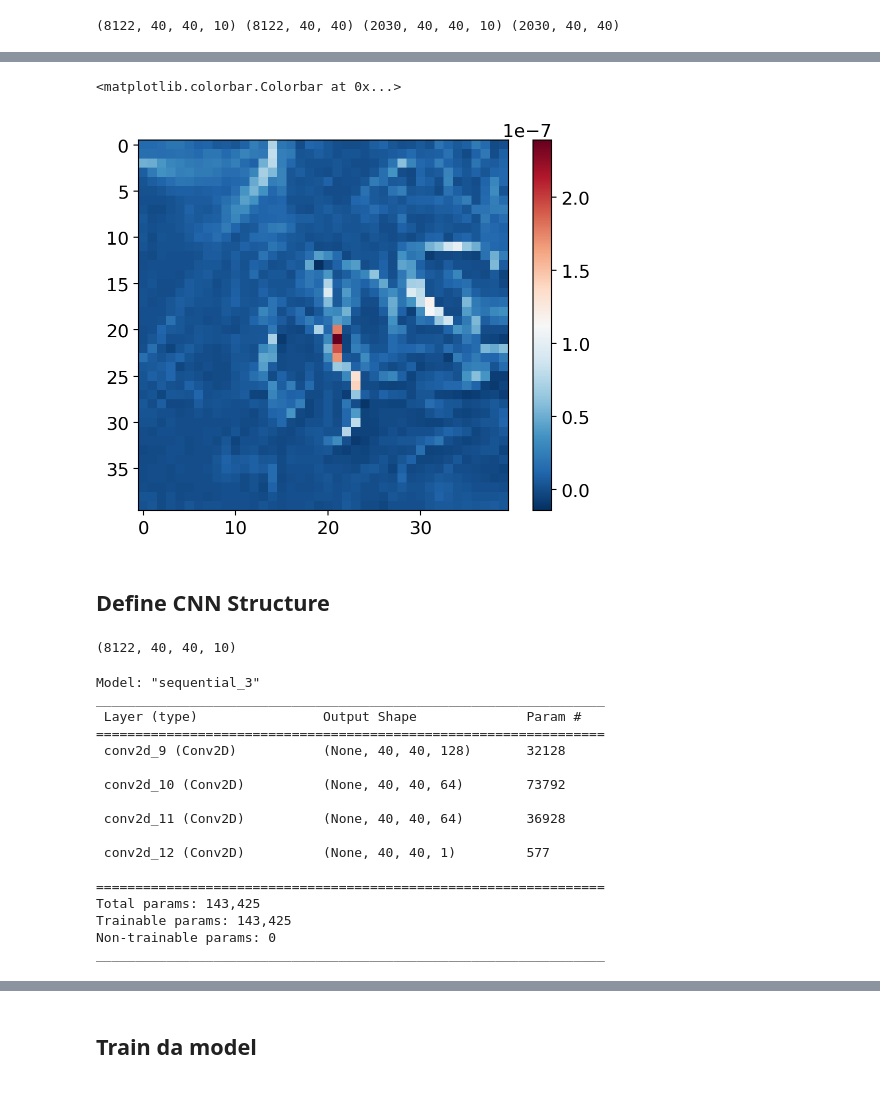
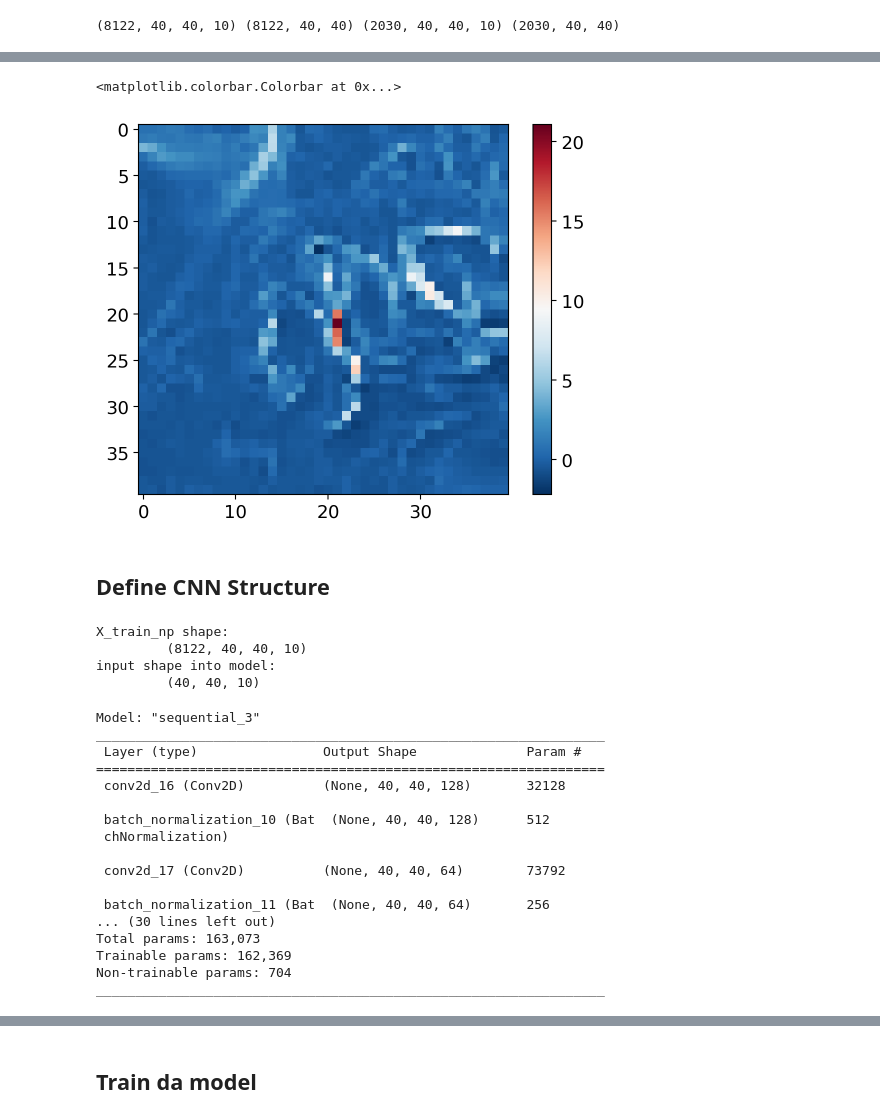
Before and after one commit to andrewfagerheim/ML_project, a Jupyter notebook: submeso_ml_model.ipynb, the cells around one changed output, grey strips where cells are left out. Saved outputs shown, nothing was run; the diff lists cells and outputs as text; code cells hidden in the pictures.

```diff
--- a/submeso_ml_model.ipynb
+++ b/submeso_ml_model.ipynb
@@ -157,13 +119,14 @@ for input_feature in input_features:
 # Vertical Buoyancy Flux
 WB_sg = np.load('data/WB_sg.npy')
 # 2. turn the data into an xarray dataarray
-WB_sg_xr = xr.DataArray(WB_sg, coords={'time': np.arange(0, len(WB_sg)),'lat': np.arange(0, 40),'lon': np.arange(0, 40)}, dims=["time", "lat", "lon"])
+WB_sg_xr_og = xr.DataArray(WB_sg, coords={'time': np.arange(0, len(WB_sg)),'lat': np.arange(0, 40),'lon': np.arange(0, 40)}, dims=["time", "lat", "lon"])
+WB_sg_xr = (WB_sg_xr_og - WB_sg_xr_og.mean()) / WB_sg_xr_og.std()
 
+# training:
 y_train_xr = WB_sg_xr.isel(time=train_indices)
-y_train_xr = (y_train_xr - y_train_xr.data.mean()) / y_train_xr.data.std()
 y_train_np = y_train_xr.data
 
-# we will save y_test_xr, and y_test_normalized_xr as nc files.
+# we will save y_test_xr, and y_test_og_xr as nc files. y_test_xr is normalized, y_test_og_xr is not normalized.
 y_test_xr = WB_sg_xr.isel(time=test_indices)
-y_test_normalized_xr = (y_test_xr - y_test_xr.data.mean()) / y_test_xr.data.std()
-y_test_np = y_test_normalized_xr.data
+y_test_np = y_test_xr.data
+y_test_og_xr = WB_sg_xr_og.isel(time=test_indices)
@@ -202,13 +152,13 @@ plt.colorbar()
 # %%
 # looking at a still ordered, non-normalized WB_sg_xr
-plt.imshow(np.flip(WB_sg_xr.data[1],axis=0),cmap='RdBu_r')
+plt.imshow(np.flip(WB_sg_xr.data[2],axis=0),cmap='RdBu_r')
 
 # Randomized order, 80% of WB_sg_xr. aka y_train
 #plt.imshow(np.flip(y_train[0],axis=0),cmap='RdBu_r')
 plt.colorbar()
 # %% [output]
 <matplotlib.colorbar.Colorbar at 0x...>
-[figure, old version]
+[figure, new version]
 # %% [markdown]
 ## Define CNN Structure
 # %%
@@ -221,10 +171,17 @@ learning_rate  = 0.001
 minibatch_size = 64
 num_epochs     = 100
 # %%
-X_train_np.shape
+print('X_train_np shape:')
+print('\t',X_train_np.shape)
 # (8122, 40, 40, 10)
 # input wants to be (batch_size, height, width, channels) so I think this is fine.
 # There should be 10 (or however many variables we want to use) input channels.
 # There should be 1 output channel: the WB_sg variable.
+input_shape = X_train_np.shape[1:]
+print('input shape into model:')
+print('\t',input_shape)
 # %% [output]
-(8122, 40, 40, 10)
+X_train_np shape:
+         (8122, 40, 40, 10)
+input shape into model:
+         (40, 40, 10)
@@ -234,12 +218,28 @@ X_train_np.shape
 
 model_mse = Sequential()
 
+#Hmm. The amount of layers is also something to consider, yeah? Like Abigail's..
 model_mse.add(Conv2D(filters=128, kernel_size = kernel_size, input_shape = X_train_np.shape[1:],
                     activation=activation, padding='same'))
+model_mse.add(BatchNormalization())
 model_mse.add(Conv2D(filters=64, kernel_size = hidden_kernel_size,
                      activation = activation, padding='same'))
-model_mse.add(Conv2D(filters=64, kernel_size = hidden_kernel_size,
+model_mse.add(BatchNormalization())
+model_mse.add(Conv2D(filters=32, kernel_size = hidden_kernel_size,
                      activation = 'linear', padding='same'))
+model_mse.add(BatchNormalization())
+model_mse.add(Conv2D(filters=32, kernel_size = hidden_kernel_size,
+                     activation = 'linear', padding='same'))
+model_mse.add(BatchNormalization())
+model_mse.add(Conv2D(filters=32, kernel_size = hidden_kernel_size,
+                     activation = 'linear', padding='same'))
+model_mse.add(BatchNormalization())
+model_mse.add(Conv2D(filters=32, kernel_size = hidden_kernel_size,
+                     activation = 'linear', padding='same'))
+model_mse.add(BatchNormalization())
+model_mse.add(Conv2D(filters=32, kernel_size = hidden_kernel_size,
+                     activation = 'linear', padding='same'))
+model_mse.add(BatchNormalization())
 model_mse.add(Conv2D(filters=1, kernel_size = hidden_kernel_size,
                      activation = 'linear', padding='same'))
 
@@ -249,11 +249,6 @@ model_mse.add(Conv2D(filters=1, kernel_size = hidden_kernel_size,
 # FULLY CONVOLUTIONAL NEURAL NETWORK. DENSE LAYER IS NOT IMPLEMENTED.
 # we don't want to fix the size of the input, which is what the dense layer does. fully convolution: easily translates to other
 
-
-
-# model_mse.add(Flatten())
-# model_mse.add(Dense(40*40, activation= 'linear'))
-# model_mse.add(Reshape((1, 40, 40)))
 model_mse.summary()
 model_mse.compile(loss='mse',optimizer=tf.keras.optimizers.Adam(learning_rate=learning_rate))
 # %% [output]
@@ -261,16 +256,16 @@ Model: "sequential_3"
 _________________________________________________________________
  Layer (type)                Output Shape              Param #
 =================================================================
- conv2d_9 (Conv2D)           (None, 40, 40, 128)       32128
+ conv2d_16 (Conv2D)          (None, 40, 40, 128)       32128
 
- conv2d_10 (Conv2D)          (None, 40, 40, 64)        73792
+ batch_normalization_10 (Bat  (None, 40, 40, 128)      512
+ chNormalization)
 
- conv2d_11 (Conv2D)          (None, 40, 40, 64)        36928
+ conv2d_17 (Conv2D)          (None, 40, 40, 64)        73792
 
- conv2d_12 (Conv2D)          (None, 40, 40, 1)         577
-
-=================================================================
-Total params: 143,425
-Trainable params: 143,425
-Non-trainable params: 0
+ batch_normalization_11 (Bat  (None, 40, 40, 64)       256
+... (30 lines left out)
+Total params: 163,073
+Trainable params: 162,369
+Non-trainable params: 704
 _________________________________________________________________
```
Also changed, not shown: parts of 29 cells of this notebook.
